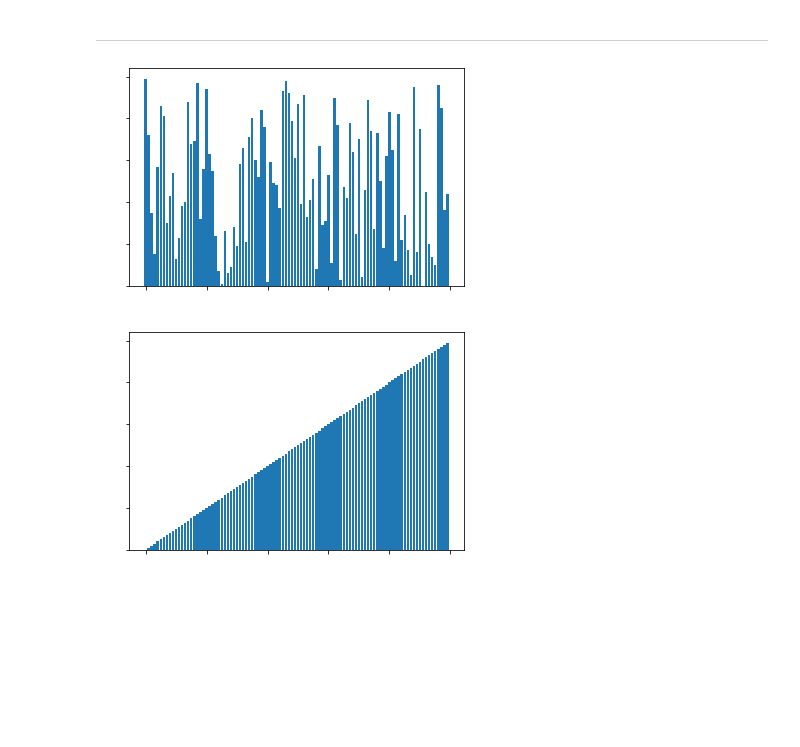
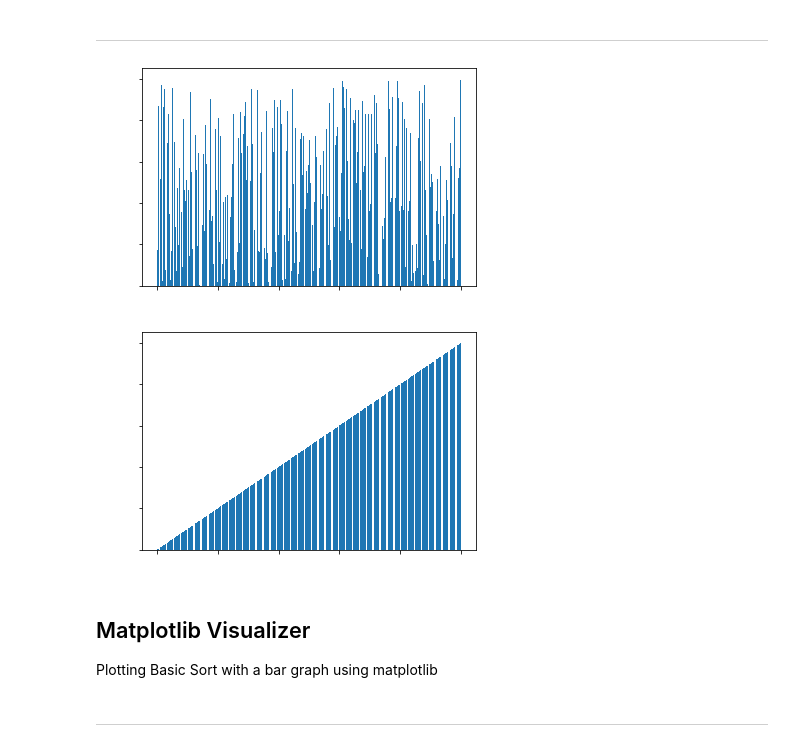
Before and after one commit to manorajesh/atbs-py, a Jupyter notebook: notebook.ipynb, the cells around one changed output. Saved outputs shown, nothing was run; the diff lists cells and outputs as text; code cells hidden in the pictures; blank space fills up the shorter version.

```diff
--- a/notebook.ipynb
+++ b/notebook.ipynb
@@ -288,13 +288,12 @@ import random, time
 
 numbers = []
 ordered = []
-sort_length = 100
+sort_length = 10000
 for i in range(sort_length):
     numbers.append(i)
     ordered.append(i)
 
 random.shuffle(numbers)
-
 x_data = []
 y_data = []
 for j in range(sort_length):
@@ -306,32 +305,37 @@ plt.xticks(color='w')
 plt.yticks(color='w')
 
 def sort(shuffle, ordered, c):
     c %= sort_length-1
     if shuffle[c] > shuffle[c+1]:
         swap = shuffle[c+1]
         shuffle[c+1] = shuffle[c]
         shuffle[c] = swap
 
     if shuffle == ordered:
         return True
     return shuffle
 
 def plot(dataset):
     x_data = []
     y_data = []
     for e in range(sort_length):
         x_data.append(e)
         y_data.append(numbers[e])
     plt.figure(2)
     plt.bar(x_data, y_data)
     plt.xticks(color='w')
     plt.yticks(color='w')
 
 l = 0
 while sort(numbers, ordered, l) != True:
     l += 1
 
 plot(numbers) # print ordered data
 # %% [output]
-[figure, old version]
+[figure, new version]
-[figure, old version]
+[figure, new version]
+# %% [markdown]
+## Matplotlib Visualizer
+Plotting Basic Sort with a bar graph using matplotlib
+# %% [markdown]
+---
```
Also changed, not shown: parts of 1 cell of this notebook.
